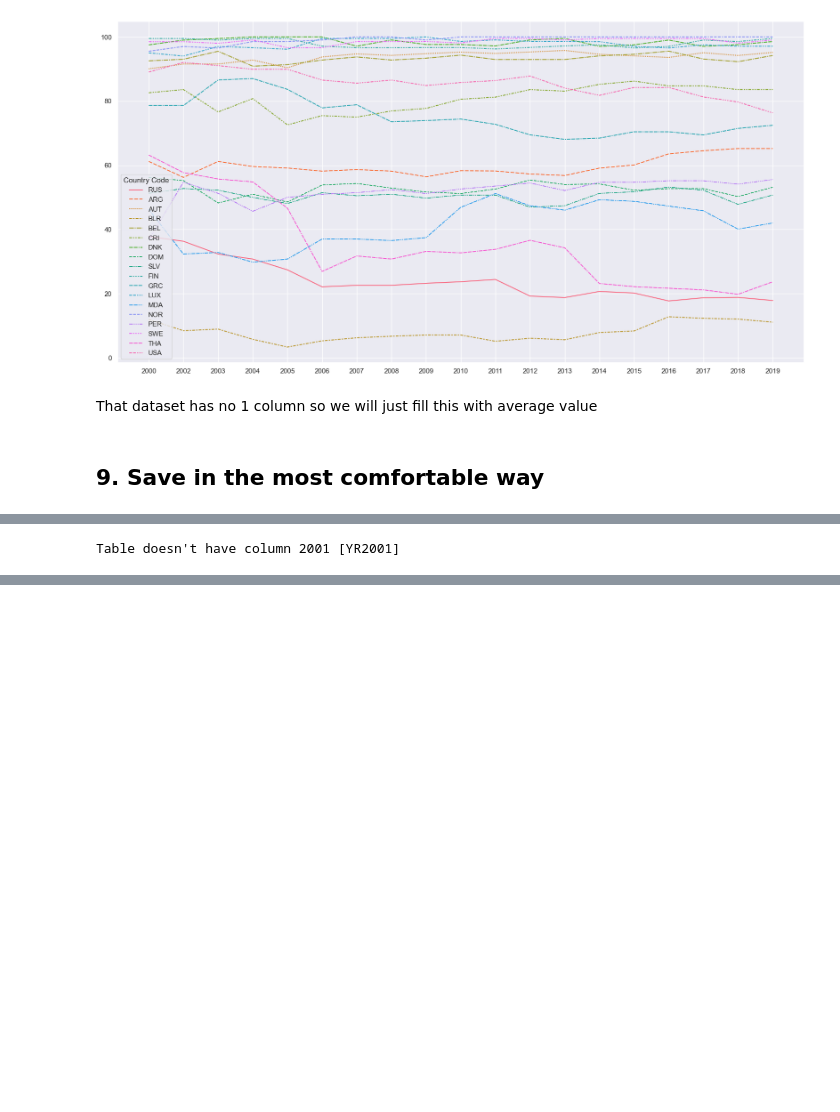
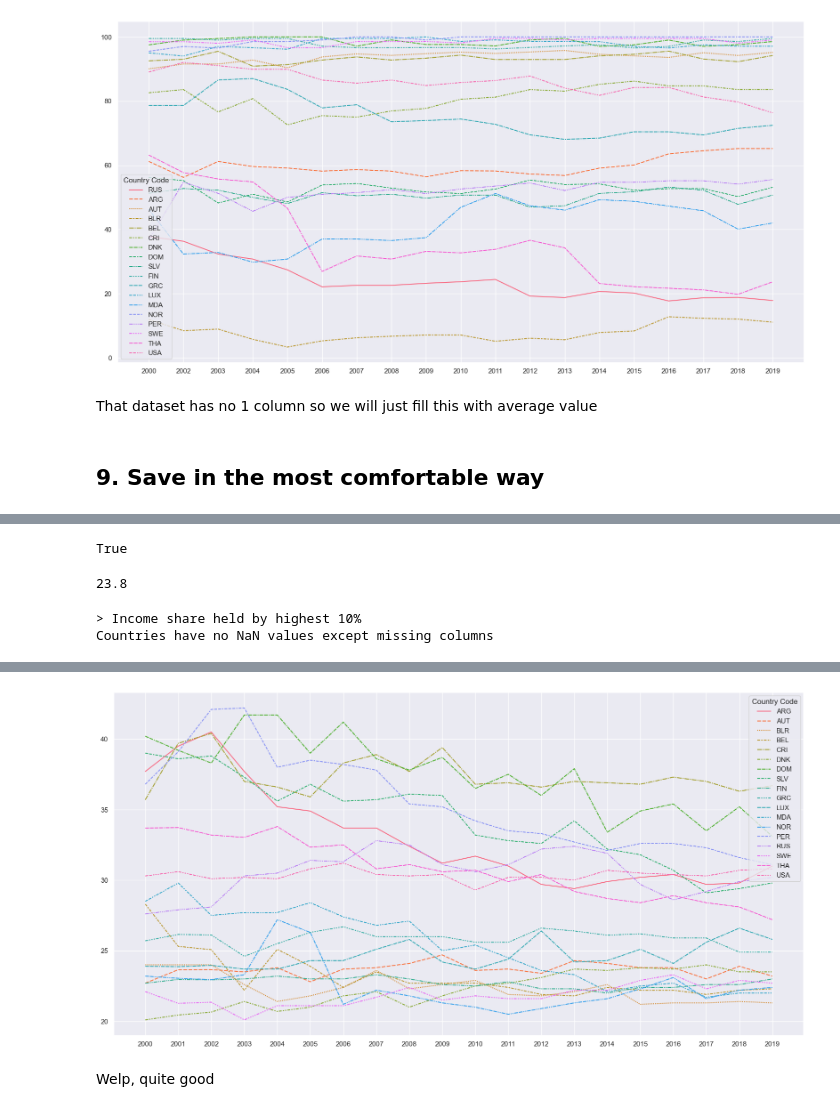
Before and after one commit to BaakhOfficial/Suicide-Rate-Analysis, a Jupyter notebook: Python/WHO_data_prep.ipynb, the cells around one changed output, grey strips where cells are left out. Drawn from its saved outputs; the diff is of its cells as text; code cells hidden in the pictures; blank space fills up the shorter version.

```diff
--- a/Python/WHO_data_prep.ipynb
+++ b/Python/WHO_data_prep.ipynb
@@ -520,0 +524,5 @@ for i in range(len(datalist)):
+# %%
+for i in [1,10]:
+    df = pd.read_csv(datalist[i], na_values='..')
+    df['2001 [YR2001]'] = (df['2000 [YR2000]'] + df['2002 [YR2002]'])/2
+    rework_and_save_dataset(dfread=df)
@@ -521,7 +531,43 @@ for i in range(len(datalist)):
+# %%
+from sklearn.linear_model import LinearRegression
+from sklearn.model_selection import train_test_split
+from sklearn.metrics import mean_squared_error
+
+df = pd.read_csv(datalist[5], na_values='..')
+temp_yearlist = get_yearlist(df, years_col_list_full, quiet=True)
+df = df.loc[df['Country Code'].isin(countries_filtered)].reset_index(drop=True)[info_cols + temp_yearlist]
+# %%
+na_cols = [col for col in df.isna().any().to_dict() if df.isna().any().to_dict()[col] == True]
+filled_cols = [col for col in df.isna().any().to_dict() if df.isna().any().to_dict()[col] == False][4:]
+# %%
+pd.isna(df.iloc[0]['2015 [YR2015]'])
+# %% [output]
+True
+# %%
+df['2015 [YR2015]'][1]
+# %% [output]
+23.8
+# %%
+lin_model = LinearRegression()
+
+for i in df.index:
+    y = df.iloc[i][filled_cols].to_list()
+    X = [[int(val[:4]), 0] for val in filled_cols]
+    X_predict = [[int(val[:4]), 0] for val in na_cols]
+    lin_model.fit(X,y)
+    for n, val in enumerate(lin_model.predict(X_predict)):
+        if pd.isna(df.iloc[i][na_cols[n]]):
+            df.at[i, na_cols[n]] = val
+# %%
+who_dataset_check(dfread=df, yearlist=years_col_list_full, countries=countries_filtered)
+# %% [output]
+> Income share held by highest 10%
+Countries have no NaN values except missing columns
 # %%
-df = pd.read_csv(datalist[1], na_values='..')
-df = df.loc[(df['Series Name'].reset_index(drop=True)[0] == df['Series Name']) & (df['Country Code'].isin(countries_filtered))].drop(info_cols[0:3], axis=1)
-df = df[['Country Code'] + get_yearlist(df, years=years_col_list_full)].set_index('Country Code')
-d
+df_plt = df.loc[(df['Series Name'].reset_index(drop=True)[0] == df['Series Name']) & (df['Country Code'].isin(countries_filtered))].drop(info_cols[0:3], axis=1)
+df_plt = df_plt[['Country Code'] + get_yearlist(df, years=years_col_list_full)].set_index('Country Code')
+
+plt.figure(figsize=(20, 10))
+sns.lineplot(data=df_plt.transpose()).set_xticklabels([year[0:4] for year in df_plt.columns.to_list()])
+plt.show()
 # %% [output]
-Table doesn't have column 2001 [YR2001]
@@ -545,0 +574,3 @@ Table doesn't have column 2001 [YR2001]
+[figure, added]
+# %% [markdown]
+Welp, quite good
```
Also changed, not shown: parts of 11 cells of this notebook, 1 other file.
